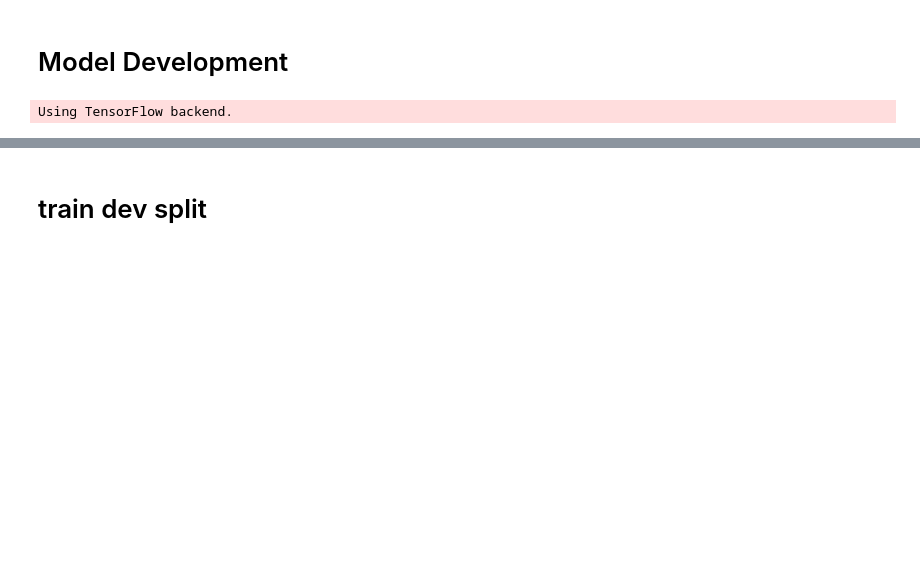
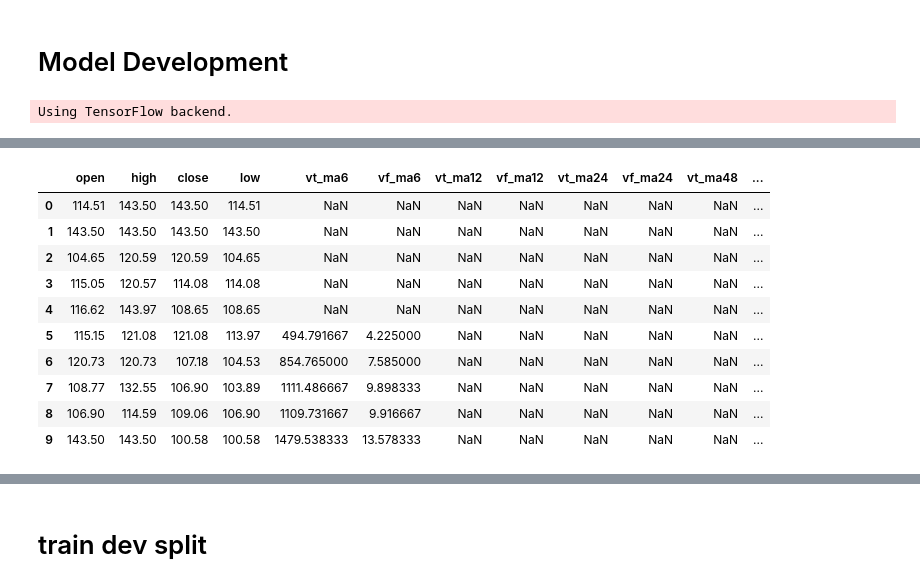
Before and after one commit to daniel-cortez-stevenson/crypto-predict, a Jupyter notebook: notebooks/model_dev.ipynb, the cells around one changed output, grey strips where cells are left out. Saved outputs shown, nothing was run; the diff lists cells and outputs as text; code cells hidden in the pictures; blank space fills up the shorter version.

```diff
--- a/notebooks/model_dev.ipynb
+++ b/notebooks/model_dev.ipynb
@@ -40 +54,15 @@ df.head()
+# %%
+df.head(10)
+# %% [output]
+|  | open | high | close | low | vt_ma6 | vf_ma6 | vt_ma12 | vf_ma12 | vt_ma24 | vf_ma24 | vt_ma48 | ... |
+| 0 | 114.51 | 143.50 | 143.50 | 114.51 | NaN | NaN | NaN | NaN | NaN | NaN | NaN | ... |
+| 1 | 143.50 | 143.50 | 143.50 | 143.50 | NaN | NaN | NaN | NaN | NaN | NaN | NaN | ... |
+| 2 | 104.65 | 120.59 | 120.59 | 104.65 | NaN | NaN | NaN | NaN | NaN | NaN | NaN | ... |
+| 3 | 115.05 | 120.57 | 114.08 | 114.08 | NaN | NaN | NaN | NaN | NaN | NaN | NaN | ... |
+| 4 | 116.62 | 143.97 | 108.65 | 108.65 | NaN | NaN | NaN | NaN | NaN | NaN | NaN | ... |
+| 5 | 115.15 | 121.08 | 121.08 | 113.97 | 494.791667 | 4.225000 | NaN | NaN | NaN | NaN | NaN | ... |
+| 6 | 120.73 | 120.73 | 107.18 | 104.53 | 854.765000 | 7.585000 | NaN | NaN | NaN | NaN | NaN | ... |
+| 7 | 108.77 | 132.55 | 106.90 | 103.89 | 1111.486667 | 9.898333 | NaN | NaN | NaN | NaN | NaN | ... |
+| 8 | 106.90 | 114.59 | 109.06 | 106.90 | 1109.731667 | 9.916667 | NaN | NaN | NaN | NaN | NaN | ... |
+| 9 | 143.50 | 143.50 | 100.58 | 100.58 | 1479.538333 | 13.578333 | NaN | NaN | NaN | NaN | NaN | ... |
 # %%
```
Also changed, not shown: parts of 43 cells of this notebook, 4 other files.
